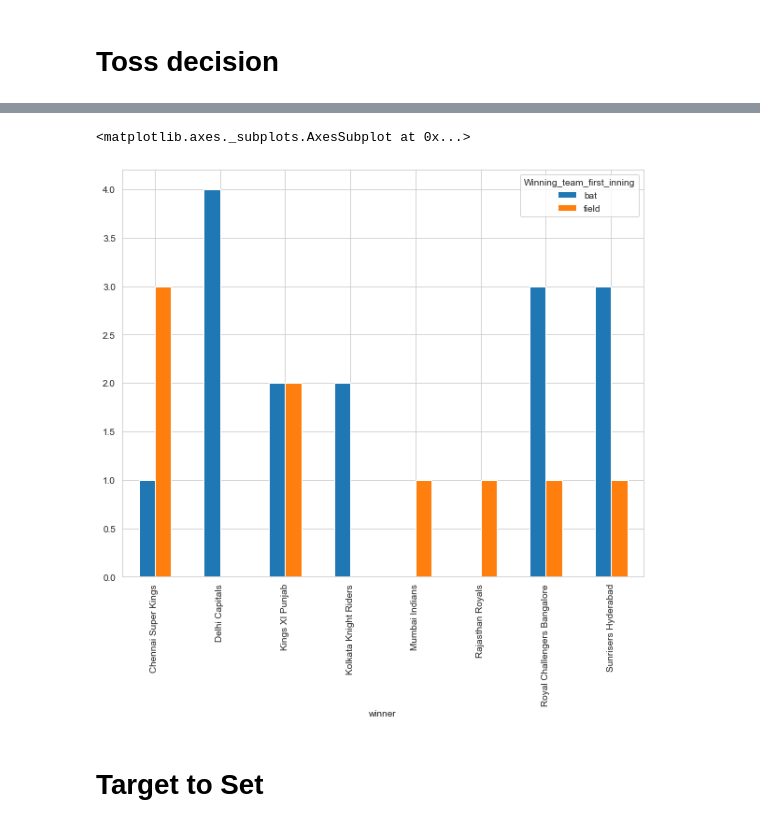
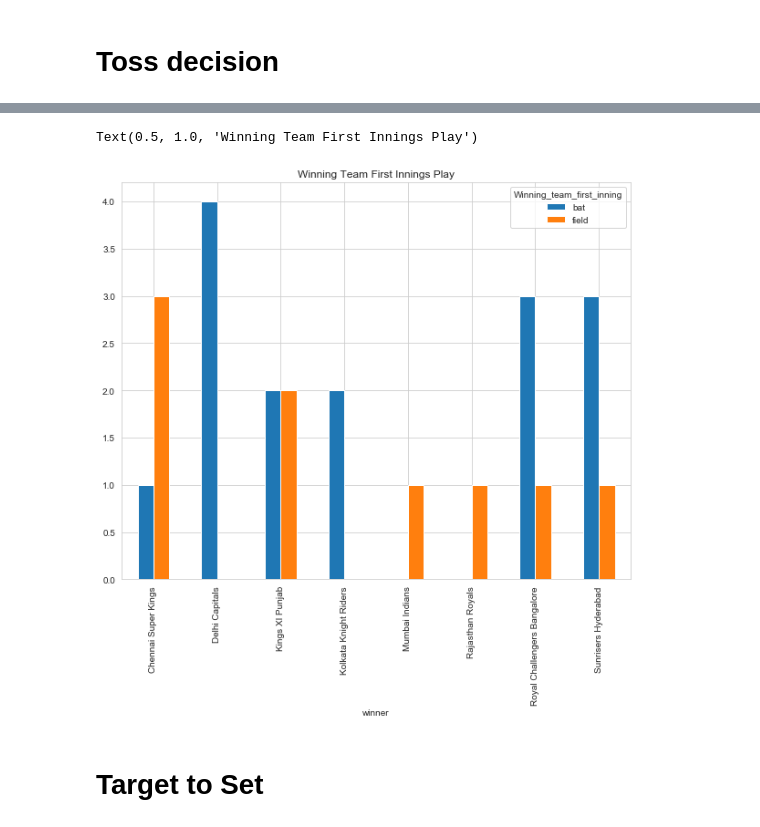
Before and after one commit to bhaskar-29/Widhya, a Jupyter notebook: MI Analytics.ipynb, the cells around one changed output, grey strips where cells are left out. Drawn from its saved outputs; the diff is of its cells as text; code cells hidden in the pictures.

```diff
--- a/MI Analytics.ipynb
+++ b/MI Analytics.ipynb
@@ -69,9 +69,10 @@ di_stadium.head(3)
 | 6 | 2020-10-29 | Kolkata Knight Riders | Chennai Super Kings | Chennai Super Kings | field | Chennai Super Kings | 0 | 6 | ... |
 # %%
 pd.crosstab(index=di_stadium.winner, columns=di_stadium.Winning_team_first_inning).plot(kind='bar', figsize=(10,8))
+plt.title("Winning Team First Innings Play")
 # %% [output]
-<matplotlib.axes._subplots.AxesSubplot at 0x...>
+Text(0.5, 1.0, 'Winning Team First Innings Play')
-[figure, old version]
+[figure, new version]
 # %% [markdown]
 # Target to Set
 # %%
```
Also changed, not shown: parts of 2 cells of this notebook.
